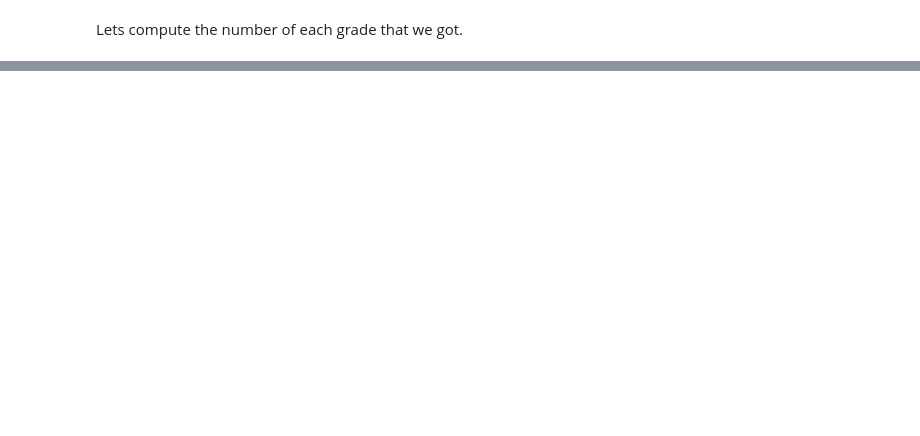
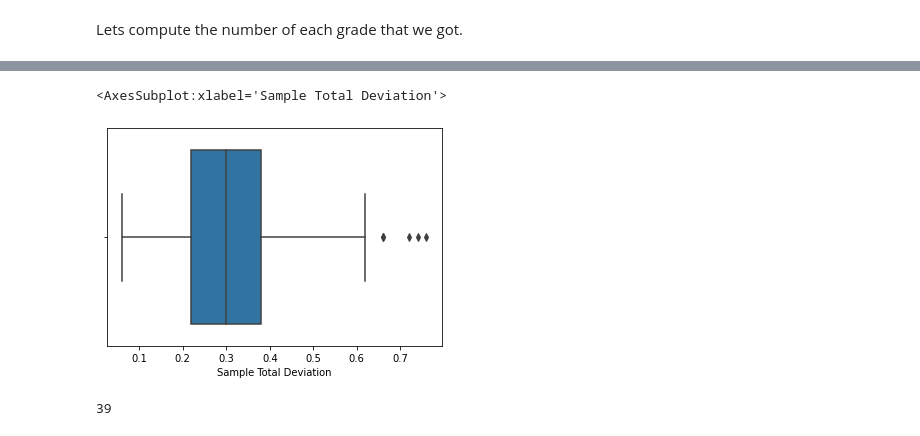
Before and after one commit to virgilpierce/STAT_111, a Jupyter notebook: Class Notes 10-5 - Resampling More Examples.ipynb, the cells around one changed output, grey strips where cells are left out. Saved outputs shown, nothing was run; the diff lists cells and outputs as text; code cells hidden in the pictures; blank space fills up the shorter version.

```diff
--- a/Class Notes 10-5 - Resampling More Examples.ipynb
+++ b/Class Notes 10-5 - Resampling More Examples.ipynb
@@ -120,0 +258,9 @@ Lets compute the number of each grade that we got.
+# %%
+sns.boxplot(data=result, x='Sample Total Deviation')
+# %% [output]
+<AxesSubplot:xlabel='Sample Total Deviation'>
+[figure, added]
+# %%
+sum(result.iloc[:, 0] > 0.5)
+# %% [output]
+39
```
Also changed, not shown: parts of 20 cells of this notebook.
